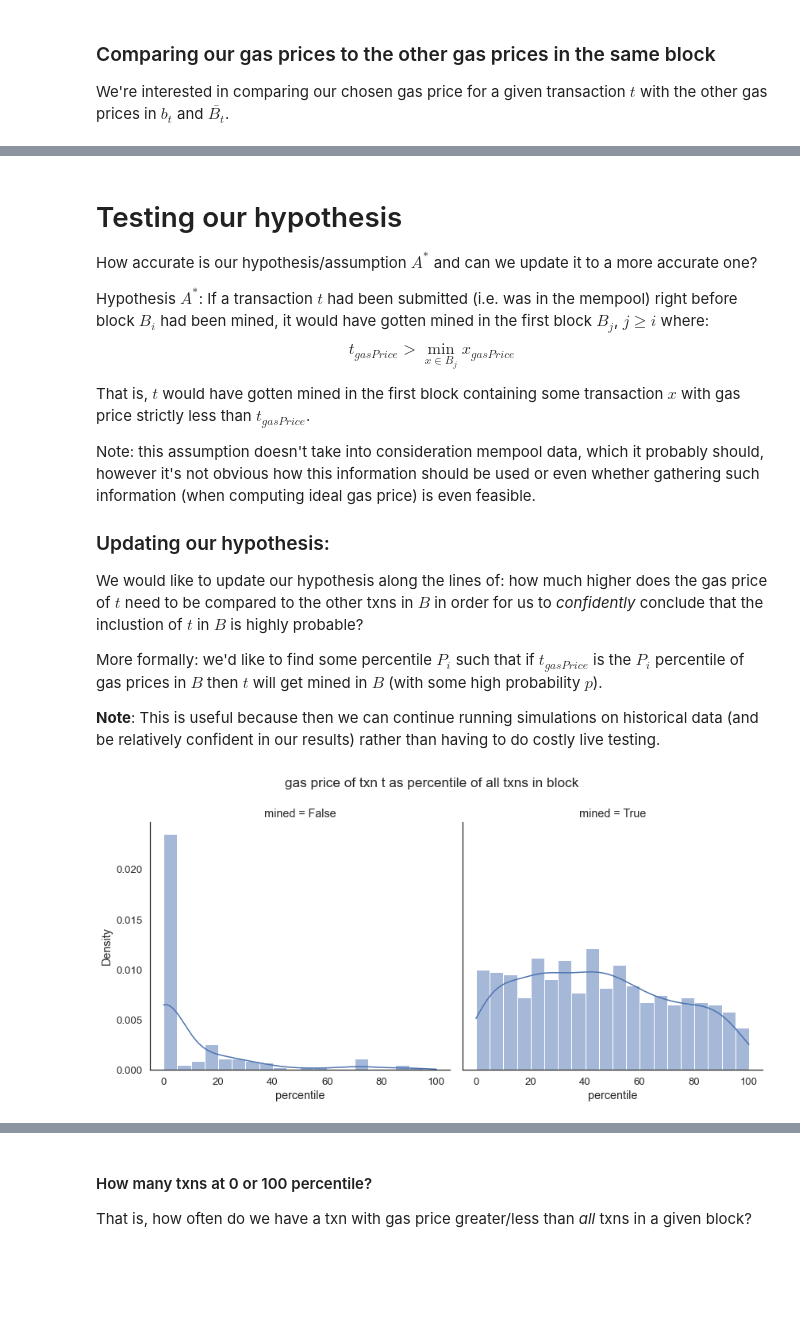
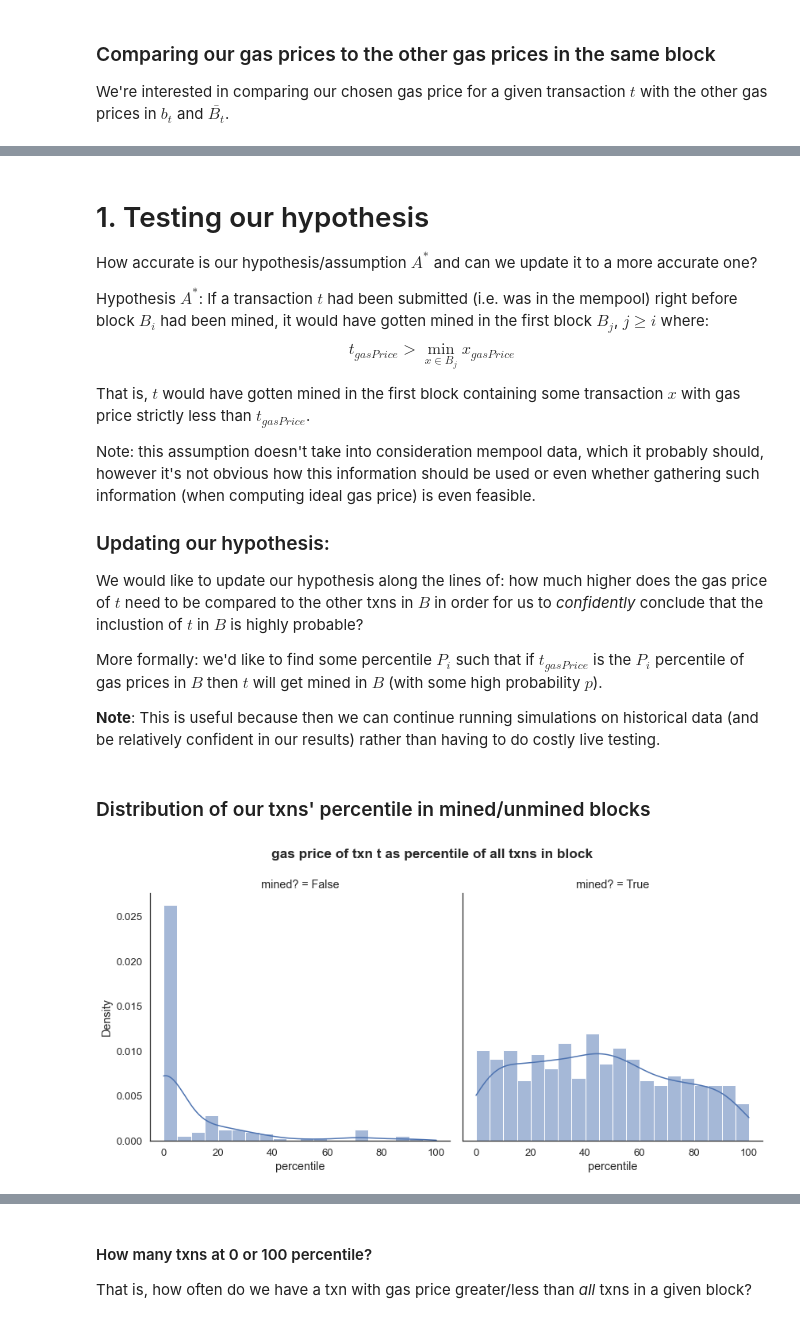
Before and after one commit to sassmilic/historical-gas-prices, a Jupyter notebook: live-testing/notebooks/live test analysis v0.1.ipynb, the cells around one changed output, grey strips where cells are left out. Cells and saved outputs as stored; diff of their text form; code cells hidden in the pictures; blank space fills up the shorter version.

```diff
--- a/live-testing/notebooks/live test analysis v0.1.ipynb
+++ b/live-testing/notebooks/live test analysis v0.1.ipynb
@@ -84,6 +86,6 @@ For a given transaction $t$, we look at (1) the block in which it was **mined**
 - Someone told me the Ethereum network has a txn propagation time of ~2 seconds. I haven't been able to find more "authoratative" numbers thus far, but based on personal experience, 2 seconds seems reasonable.
 - We add a 10 second delay (i.e. we check for blocks mined 10 seconds after $t$ was submitted) because we assume the txn wouldn't get mined in whatever block is currently being mined (recall: block time in Ethereum is ~10-20 seconds).
 # %%
-df_mined = _utils.get_mined_df(df, pbar=False)
+df_mined = _utils.get_mined_df(df, pbar=True)
 df_mined.head(10)
 # %% [output]
@@ -132,0 +135,20 @@ df_percentiles
+# %%
+df_percentile = df_percentiles.explode('unmined_blocks_percentiles')
+df_percentile = df_percentile[['hash', 'method', 'usedGasPrice', 'unmined_blocks_percentiles', 'mined_block_percentiles']]
+
+df_unmined = df_percentile[~df_percentile.unmined_blocks_percentiles.isna()]
+df_unmined = df_unmined[['hash', 'method', 'usedGasPrice', 'unmined_blocks_percentiles']]
+df_unmined['mined?'] = False
+df_unmined.rename(columns={'unmined_blocks_percentiles': 'percentile'}, inplace=True)
+
+df_unmined
+
+df_mined = df_percentile[df_percentile.unmined_blocks_percentiles.isna()]
+df_mined = df_mined[['hash', 'method', 'usedGasPrice', 'mined_block_percentiles']]
+df_mined['mined?'] = True
+df_mined.rename(columns={'mined_block_percentiles': 'percentile'}, inplace=True)
+df_mined
+
+df_percentile = pd.concat([df_mined, df_unmined])
+df_percentile['percentile'] = df_percentile['percentile'].astype(int)
+df_percentile
@@ -133,5 +169,5 @@ df_percentiles
 # %% [markdown]
-# Testing our hypothesis
+# 1. Testing our hypothesis
 How accurate is our hypothesis/assumption $A^*$ and can we update it to a more accurate one?
 
 Hypothesis $A^*$: If a transaction $t$ had been submitted (i.e. was in the mempool) right before block $B_i$ had been mined, it would have gotten mined in the first block $B_j$, $j \ge i$ where: $$t_{gasPrice} > \min_{x \in B_j} x_{gasPrice}$$
@@ -146,15 +182,17 @@ We would like to update our hypothesis along the lines of: how much higher does
 More formally: we'd like to find some percentile $P_i$ such that if $t_{gasPrice}$ is the $P_i$ percentile of gas prices in $B$ then $t$ will get mined in $B$ (with some high probability $p$).
 
 **Note**: This is useful because then we can continue running simulations on historical data (and be relatively confident in our results) rather than having to do costly live testing.
+# %% [markdown]
+### Distribution of our txns' percentile in mined/unmined blocks
 # %%
 fg = sns.displot(
-    df_percentile, x="percentile", col="mined",
+    df_percentile, x="percentile", col="mined?",
     kind='hist', kde=True, stat="density",
     height=6, aspect=1, bins=20,
 );
 fg.fig.subplots_adjust(top=0.85)
-fg.fig.suptitle('gas price of txn t as percentile of all txns in block');
+fg.fig.suptitle('gas price of txn t as percentile of all txns in block', fontweight='bold');
 # %% [output]
-[figure, old version]
+[figure, new version]
 # %%
 fg = sns.displot(
```
Also changed, not shown: parts of 26 cells of this notebook, 1 other file.
